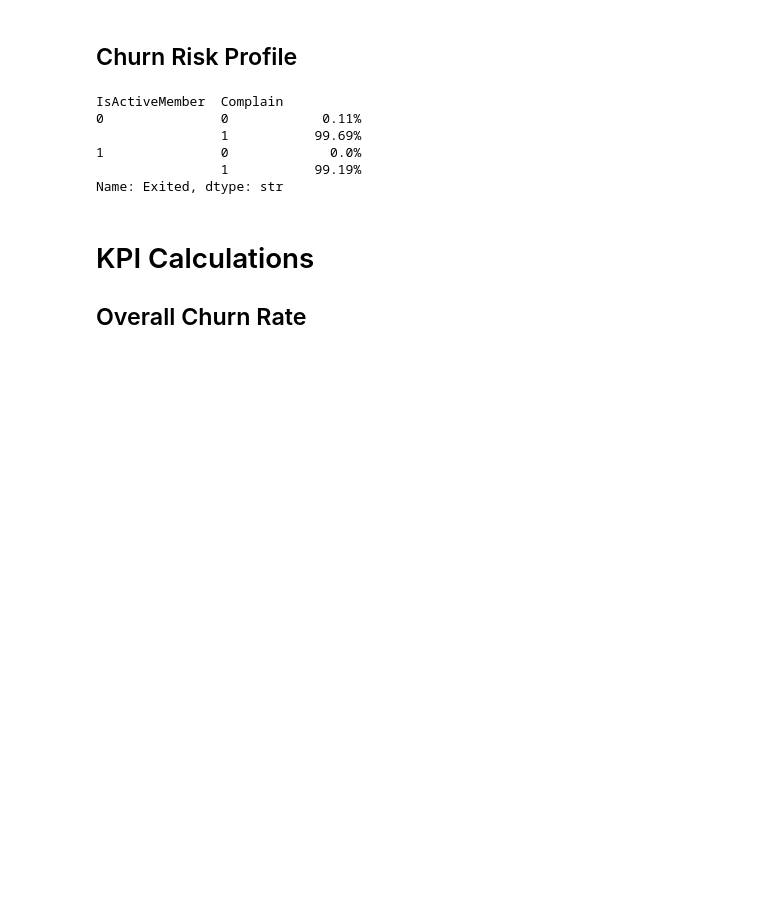
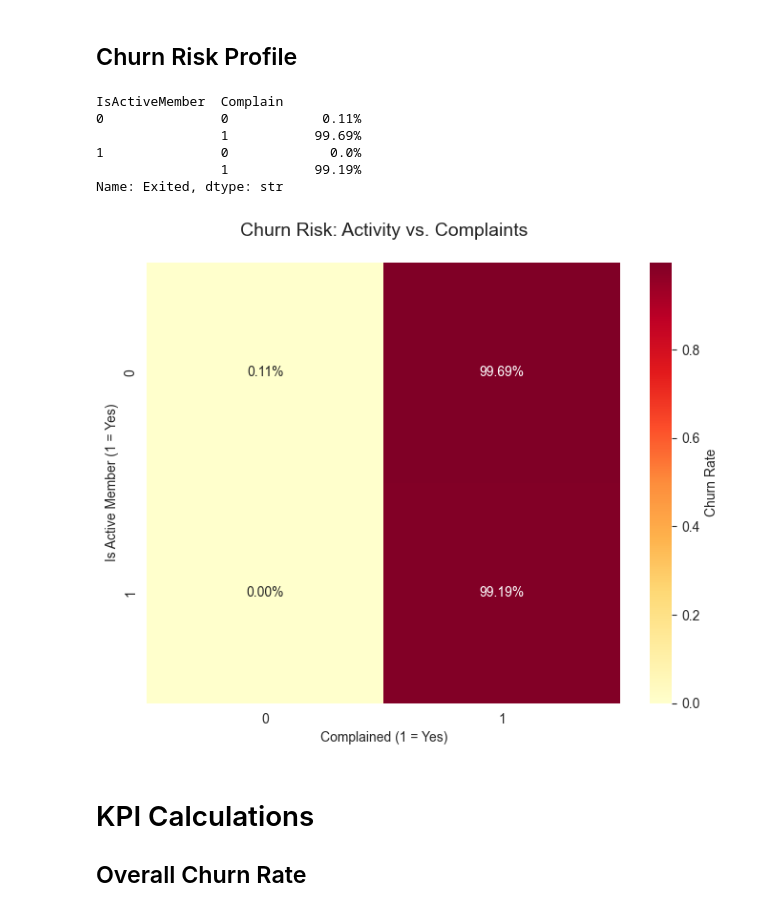
Before and after one commit to Omino250/Bank-Customer-Churn-Analysis, a Jupyter notebook: customer_churn.ipynb, the cells around one changed output. Drawn from its saved outputs; the diff is of its cells as text; code cells hidden in the pictures; blank space fills up the shorter version.

```diff
--- a/customer_churn.ipynb
+++ b/customer_churn.ipynb
@@ -407,6 +407,19 @@ IsActiveMember  Complain
 1               0             0.0%
                 1           99.19%
 Name: Exited, dtype: str
+# %%
+# Creating the pivot table based on my data
+pivot_risk = df.groupby(['IsActiveMember', 'Complain'])['Exited'].mean().unstack()
+
+plt.figure(figsize=(8, 6))
+sns.heatmap(pivot_risk, annot=True, fmt=".2%", cmap='YlOrRd', cbar_kws={'label': 'Churn Rate'})
+
+plt.title('Churn Risk: Activity vs. Complaints', fontsize=14, pad=20)
+plt.xlabel('Complained (1 = Yes)')
+plt.ylabel('Is Active Member (1 = Yes)')
+plt.show()
+# %% [output]
+[figure, added]
 # %% [markdown]
 #  KPI Calculations
 ##  Overall Churn Rate
```
Also changed, not shown: parts of 43 cells of this notebook, 4 other files.
